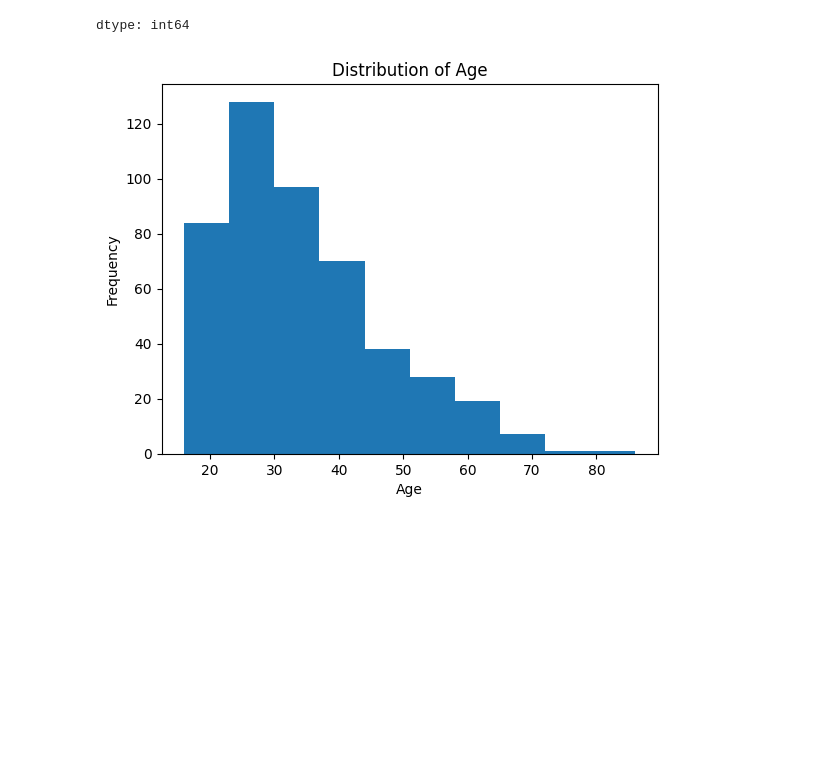
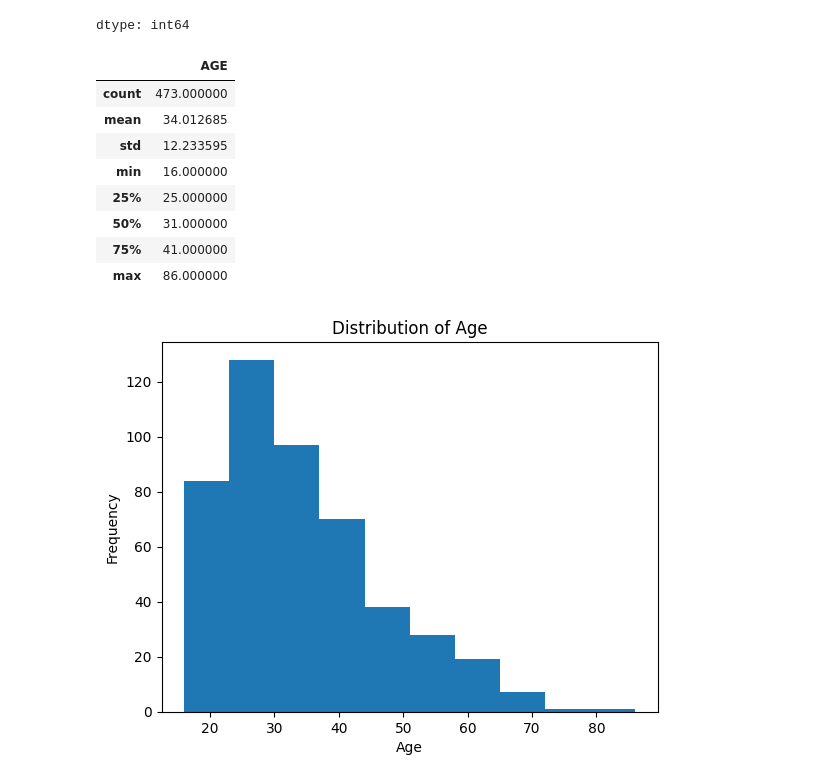
Before and after one commit to adinsa1/DATA205-PROJECT, a Jupyter notebook: AssefaData205Project.ipynb, the cells around one changed output. Drawn from its saved outputs; the diff is of its cells as text; code cells hidden in the pictures; blank space fills up the shorter version.

```diff
--- a/AssefaData205Project.ipynb
+++ b/AssefaData205Project.ipynb
@@ -71,3 +71,16 @@ df.isna().sum()
 | ARREST DATE | 0 |
 | OFFENSE | 0 |
 dtype: int64
+# %%
+# 7.4 View the Statistical Characteristic of the Dataset
+df.describe()
+# %% [output]
+|  | AGE |
+| count | 473.000000 |
+| mean | 34.012685 |
+| std | 12.233595 |
+| min | 16.000000 |
+| 25% | 25.000000 |
+| 50% | 31.000000 |
+| 75% | 41.000000 |
+| max | 86.000000 |
```
Also changed, not shown: parts of 1 cell of this notebook.
